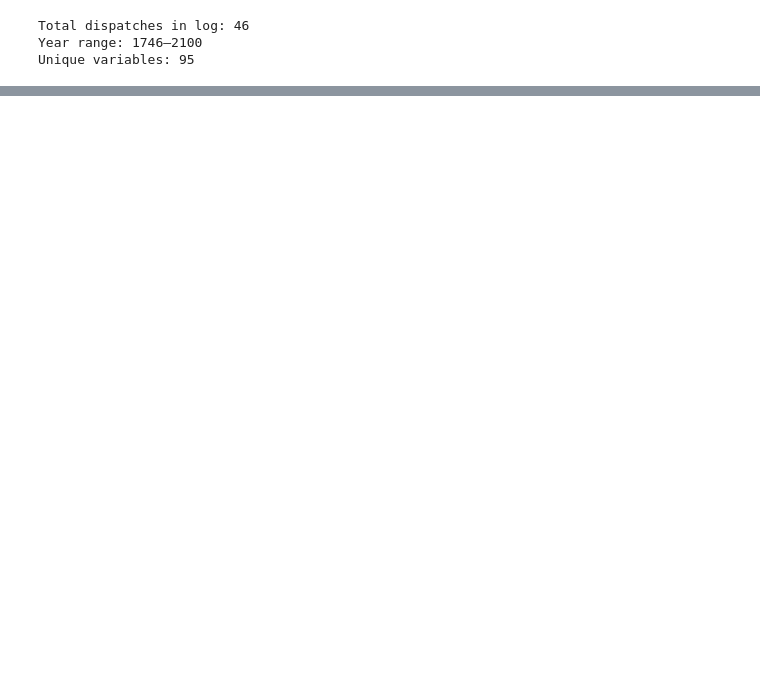
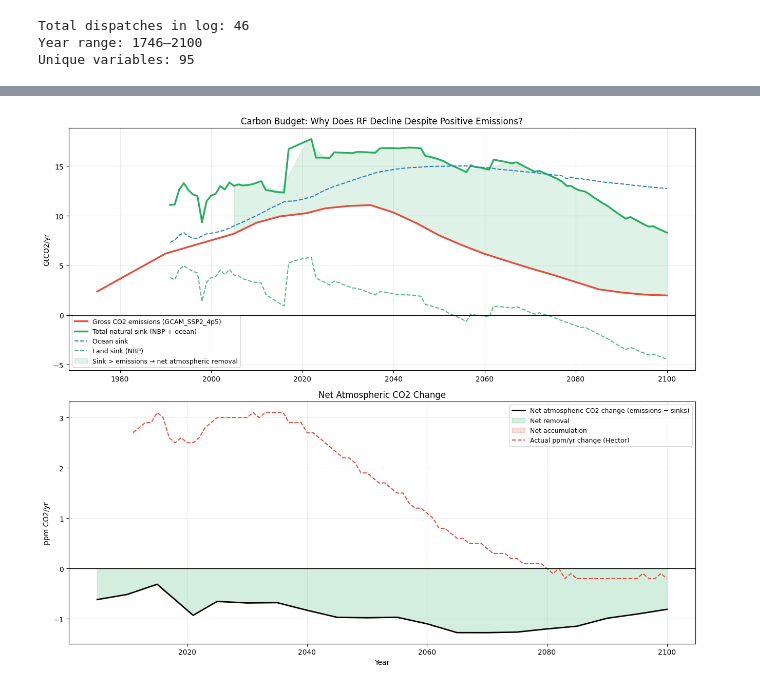
Before and after one commit to parkercaswell47/gcam, a Jupyter notebook: notebooks/03_climate_debug.ipynb, the cells around one changed output, grey strips where cells are left out. Drawn from its saved outputs; the diff is of its cells as text; code cells hidden in the pictures; blank space fills up the shorter version.

```diff
--- a/notebooks/03_climate_debug.ipynb
+++ b/notebooks/03_climate_debug.ipynb
@@ -290,7 +293,7 @@ queries = gcamreader.parse_batch_query(str(QUERIES_PATH))
 
 co2_q  = next(q for q in queries if q.title == 'CO2 emissions by region')
 
-SCENARIOS = ['Reference', 'GCAM_SSP2_4p5', 'GCAM_SSP2_3p7', 'GCAM_SSP1_2p6', 'GCAM_SSP1_1p9']
+SCENARIOS = ['Reference', 'GCAM_SSP2_4p5_os', 'GCAM_SSP2_4p5_tol15', 'GCAM_SSP2_3p7', 'GCAM_SSP1_2p6', 'GCAM_SSP1_1p9']
 emissions = {}
 for sc in SCENARIOS:
     try:
@@ -341,8 +337,8 @@ fig, axes = plt.subplots(2, 1, figsize=(13, 11))
 
 # Top: gross emissions vs total natural sink
 ax = axes[0]
-if 'GCAM_SSP2_4p5' in emissions:
-    em = emissions['GCAM_SSP2_4p5']
+if 'GCAM_SSP2_4p5_tol15' in emissions:
+    em = emissions['GCAM_SSP2_4p5_tol15']
     ax.plot(em.index, em.values, color='#e74c3c', lw=2.5, label='Gross CO2 emissions (GCAM_SSP2_4p5)')
 
 ax.plot(total_sink.index, total_sink.values, color='#27ae60', lw=2.5, label='Total natural sink (NBP + ocean)')
@@ -356,8 +352,8 @@ ax.legend(fontsize=9)
 ax.grid(True, alpha=0.25)
 
 # Shade region where sink > emissions (net removal)
-if 'GCAM_SSP2_4p5' in emissions:
-    em_ann = emissions['GCAM_SSP2_4p5']
+if 'GCAM_SSP2_4p5_tol15' in emissions:
+    em_ann = emissions['GCAM_SSP2_4p5_tol15']
     common = em_ann.index.intersection(total_sink.index)
     net = em_ann.loc[common] - total_sink.loc[common]
     ax.fill_between(common, em_ann.loc[common], total_sink.loc[common],
@@ -365,34 +361,36 @@ if 'GCAM_SSP2_4p5' in emissions:
                     label='Sink > emissions → net atmospheric removal')
     ax.legend(fontsize=9)
 
 # Bottom: net atmospheric CO2 change (ppm/yr implied)
 ax = axes[1]
-if 'GCAM_SSP2_4p5' in emissions:
+if 'GCAM_SSP2_4p5_tol15' in emissions:
     # 1 ppm CO2 ≈ 2.13 GtC ≈ 7.81 GtCO2
     GTCO2_PER_PPM = 7.81
     net_ppm = net / GTCO2_PER_PPM
     ax.plot(net_ppm.index, net_ppm.values, color='black', lw=2,
             label='Net atmospheric CO2 change (emissions − sinks)')
     ax.fill_between(net_ppm.index, 0, net_ppm.values,
                     where=(net_ppm.values < 0), alpha=0.2, color='#27ae60', label='Net removal')
     ax.fill_between(net_ppm.index, 0, net_ppm.values,
                     where=(net_ppm.values > 0), alpha=0.2, color='#e74c3c', label='Net accumulation')
 
     # Overlay actual ppm change from Hector
     co2_ppm_yr = get(best_dispatch, 'CO2_concentration', 2010)
     co2_ppm_chg = co2_ppm_yr.diff()
     ax.plot(co2_ppm_chg.index, co2_ppm_chg.values, color='#e74c3c', lw=1.5, ls='--',
             label='Actual ppm/yr change (Hector)')
 
 ax.axhline(0, color='black', lw=1)
 ax.set_xlabel('Year')
 ax.set_ylabel('ppm CO2/yr')
 ax.set_title('Net Atmospheric CO2 Change')
 ax.legend(fontsize=9)
 ax.grid(True, alpha=0.25)
 
 plt.tight_layout()
 plt.show()
+# %% [output]
+[figure, added]
 # %%
 # ── Plot 7: RF_CO2 vs CO2 concentration — are they consistent? ──────────────
 # Hector formula: RF_CO2 = 5.35 * ln(C / 278)
```
Also changed, not shown: parts of 12 cells of this notebook, 2 other files.
